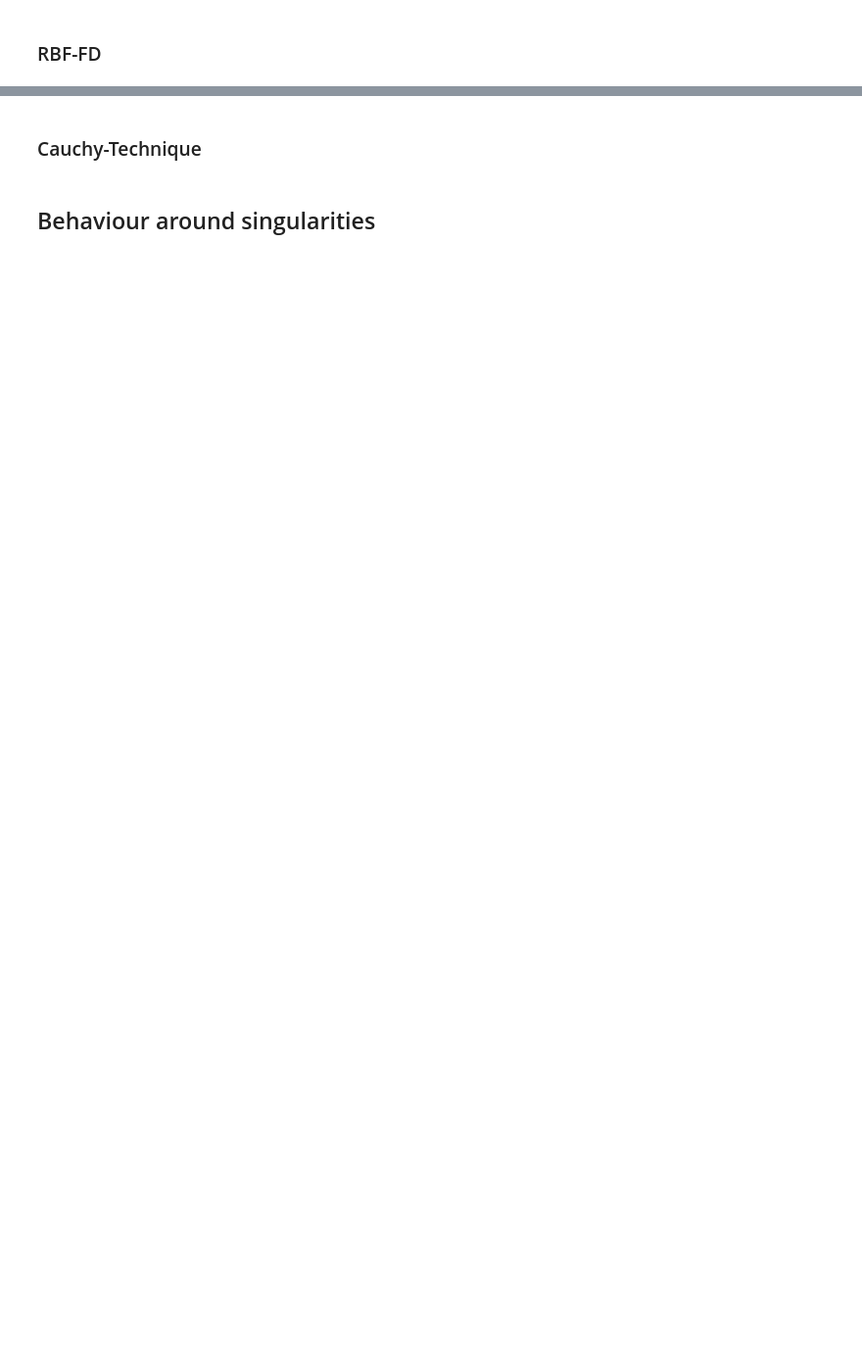
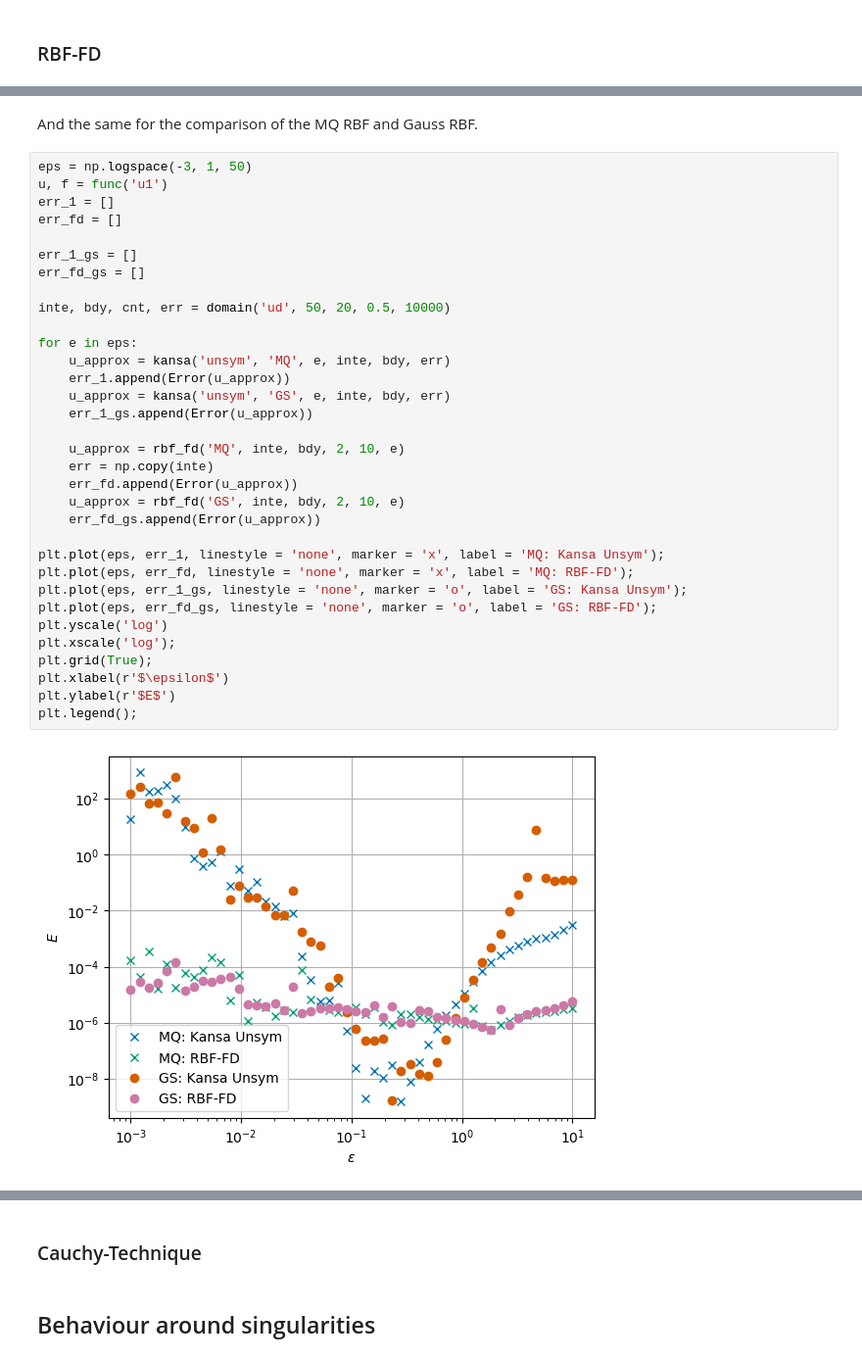
Before and after one commit to maggi0805/MML, a Jupyter notebook: mml_overview.ipynb, the cells around one changed output, grey strips where cells are left out. Shown at 98% size. Cells and saved outputs as stored; diff of their text form; blank space fills up the shorter version.

```diff
--- a/mml_overview.ipynb
+++ b/mml_overview.ipynb
@@ -1300,0 +1488,37 @@ QM: E(N)=exp(-0.9076277819771418)N^(-2.9536819021472516)
+# %% [markdown]
+And the same for the comparison of the MQ RBF and Gauss RBF.
+# %%
+eps = np.logspace(-3, 1, 50)
+u, f = func('u1')
+err_1 = []
+err_fd = []
+
+err_1_gs = []
+err_fd_gs = []
+
+inte, bdy, cnt, err = domain('ud', 50, 20, 0.5, 10000)
+
+for e in eps:
+    u_approx = kansa('unsym', 'MQ', e, inte, bdy, err)
+    err_1.append(Error(u_approx))
+    u_approx = kansa('unsym', 'GS', e, inte, bdy, err)
+    err_1_gs.append(Error(u_approx))
+
+    u_approx = rbf_fd('MQ', inte, bdy, 2, 10, e)
+    err = np.copy(inte)
+    err_fd.append(Error(u_approx))
+    u_approx = rbf_fd('GS', inte, bdy, 2, 10, e)
+    err_fd_gs.append(Error(u_approx))
+
+plt.plot(eps, err_1, linestyle = 'none', marker = 'x', label = 'MQ: Kansa Unsym');
+plt.plot(eps, err_fd, linestyle = 'none', marker = 'x', label = 'MQ: RBF-FD');
+plt.plot(eps, err_1_gs, linestyle = 'none', marker = 'o', label = 'GS: Kansa Unsym');
+plt.plot(eps, err_fd_gs, linestyle = 'none', marker = 'o', label = 'GS: RBF-FD');
+plt.yscale('log')
+plt.xscale('log');
+plt.grid(True);
+plt.xlabel(r'$\epsilon$')
+plt.ylabel(r'$E$')
+plt.legend();
+# %% [output]
+[figure, added]
```
Also changed, not shown: parts of 65 cells of this notebook.
